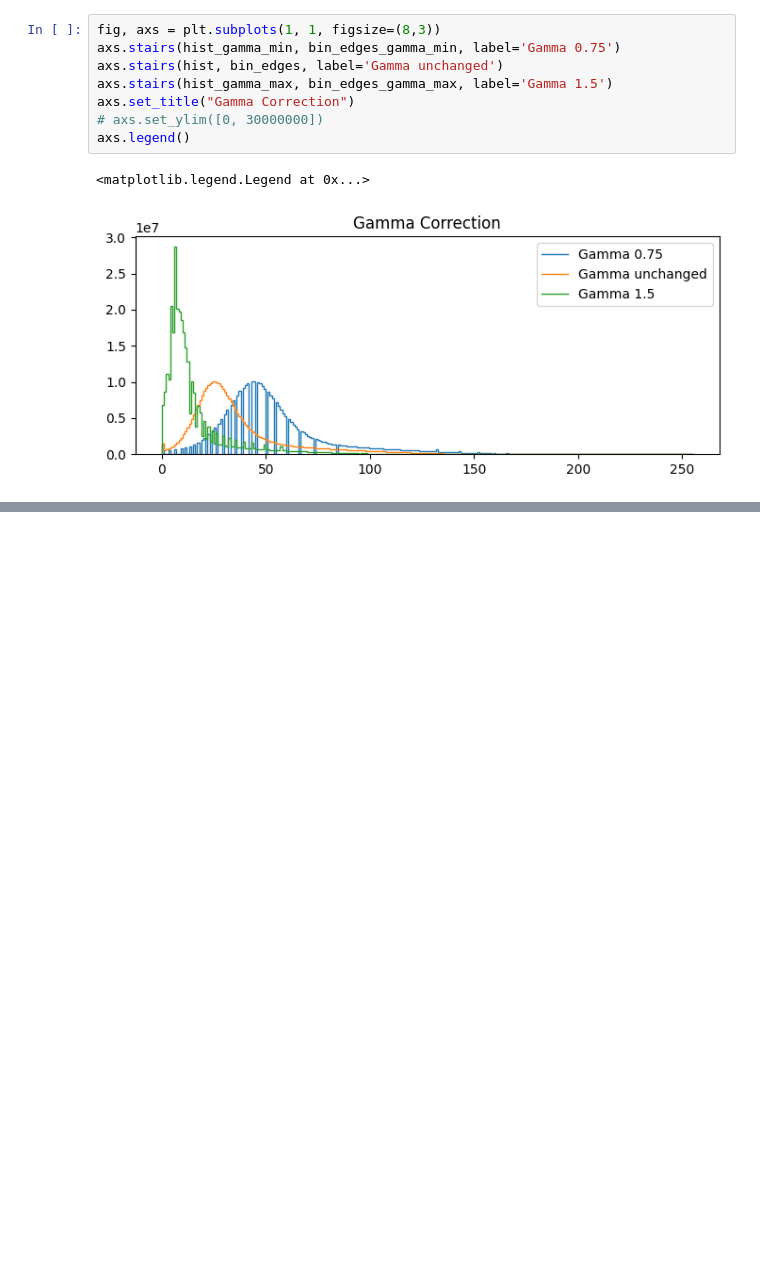
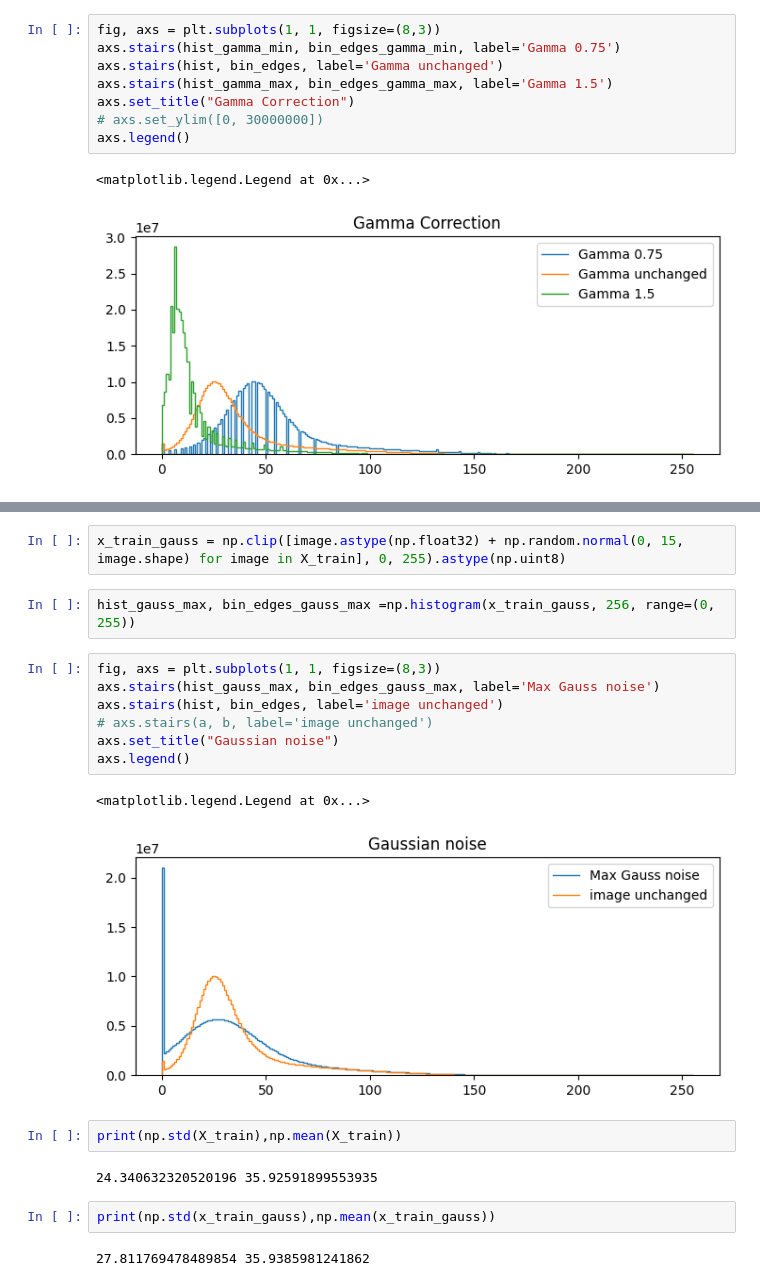
Before and after one commit to brombeersoufflee/master-thesis, a Jupyter notebook: data_exploration.ipynb, the cells around one changed output, grey strips where cells are left out. Drawn from its saved outputs; the diff is of its cells as text; blank space fills up the shorter version.

```diff
--- a/data_exploration.ipynb
+++ b/data_exploration.ipynb
@@ -315,0 +374,22 @@ axs.legend()
+# %%
+x_train_gauss = np.clip([image.astype(np.float32) + np.random.normal(0, 15, image.shape) for image in X_train], 0, 255).astype(np.uint8)
+# %%
+hist_gauss_max, bin_edges_gauss_max =np.histogram(x_train_gauss, 256, range=(0, 255))
+# %%
+fig, axs = plt.subplots(1, 1, figsize=(8,3))
+axs.stairs(hist_gauss_max, bin_edges_gauss_max, label='Max Gauss noise')
+axs.stairs(hist, bin_edges, label='image unchanged')
+# axs.stairs(a, b, label='image unchanged')
+axs.set_title("Gaussian noise")
+axs.legend()
+# %% [output]
+<matplotlib.legend.Legend at 0x...>
+[figure, added]
+# %%
+print(np.std(X_train),np.mean(X_train))
+# %% [output]
+24.340632320520196 35.92591899553935
+# %%
+print(np.std(x_train_gauss),np.mean(x_train_gauss))
+# %% [output]
+27.811769478489854 35.9385981241862
```
Also changed, not shown: parts of 26 cells of this notebook, 1 other file.
